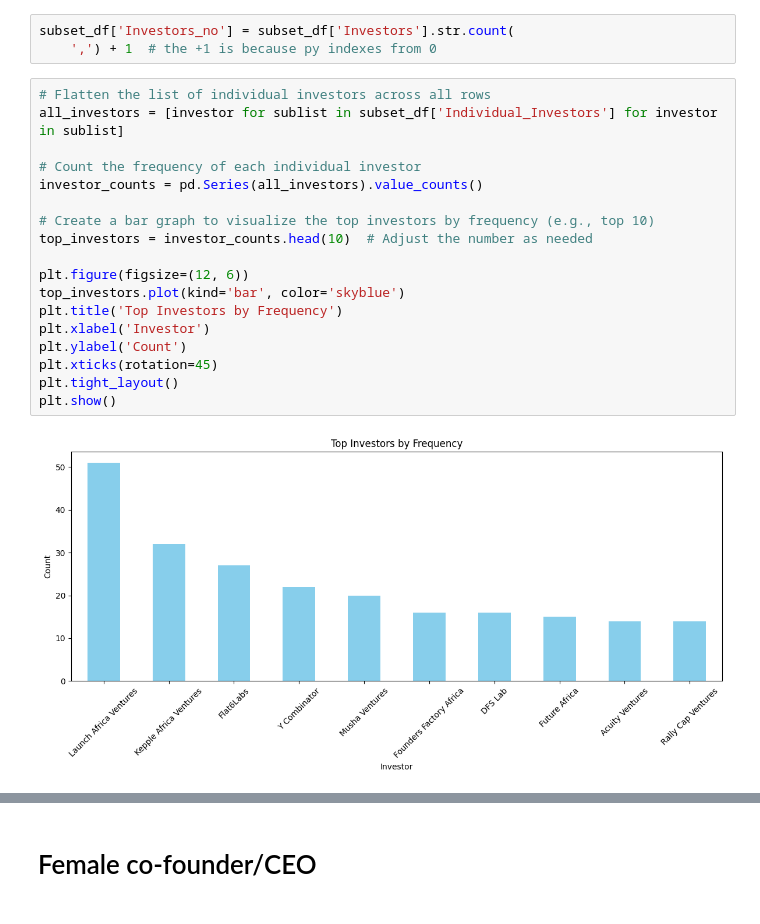
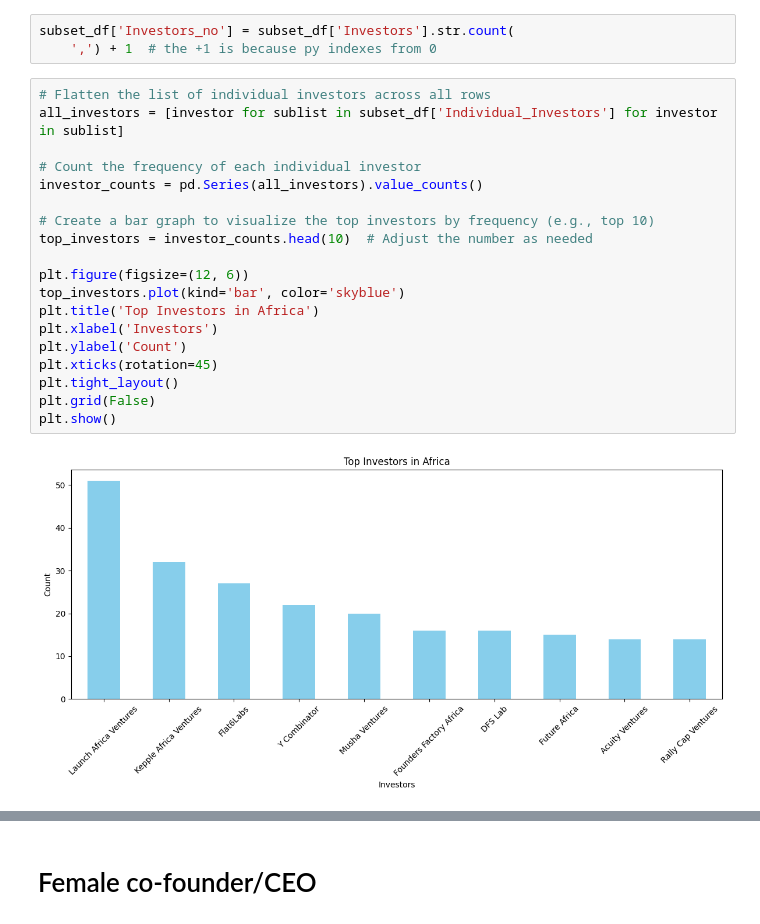
Before and after one commit to Vambane/AfricanStartups, a Jupyter notebook: Untitled.ipynb, the cells around one changed output, grey strips where cells are left out. Saved outputs shown, nothing was run; the diff lists cells and outputs as text.

```diff
--- a/Untitled.ipynb
+++ b/Untitled.ipynb
@@ -215,20 +215,21 @@ subset_df['Investors_no'] = subset_df['Investors'].str.count(
 # %%
 # Flatten the list of individual investors across all rows
 all_investors = [investor for sublist in subset_df['Individual_Investors'] for investor in sublist]
 
 # Count the frequency of each individual investor
 investor_counts = pd.Series(all_investors).value_counts()
 
 # Create a bar graph to visualize the top investors by frequency (e.g., top 10)
 top_investors = investor_counts.head(10)  # Adjust the number as needed
 
 plt.figure(figsize=(12, 6))
 top_investors.plot(kind='bar', color='skyblue')
-plt.title('Top Investors by Frequency')
-plt.xlabel('Investor')
+plt.title('Top Investors in Africa')
+plt.xlabel('Investors')
 plt.ylabel('Count')
 plt.xticks(rotation=45)
 plt.tight_layout()
+plt.grid(False)
 plt.show()
 # %% [output]
-[figure, old version]
+[figure, new version]
```
Also changed, not shown: parts of 10 cells of this notebook.
